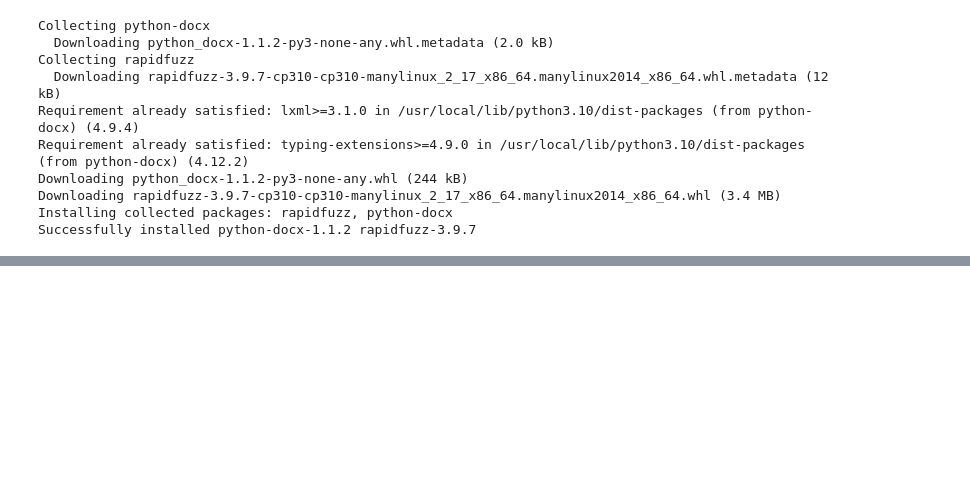
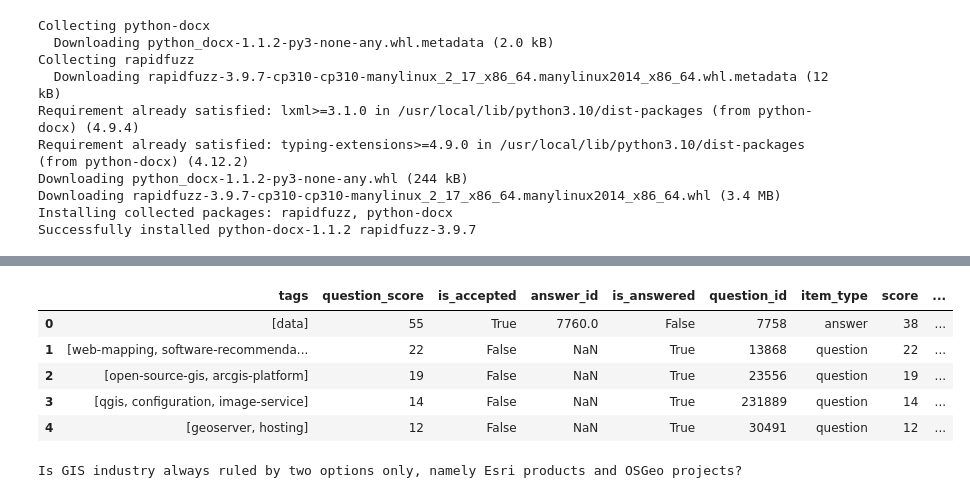
Before and after one commit to beotavalo/geospatial-chat, a Jupyter notebook: EDA.ipynb, the cells around one changed output, grey strips where cells are left out. Cells and saved outputs as stored; diff of their text form; code cells hidden in the pictures; blank space fills up the shorter version.

```diff
--- a/EDA.ipynb
+++ b/EDA.ipynb
@@ -238,0 +249,15 @@ export_to_csv(cleaned_paragraphs)
+# %%
+df.head()
+# %% [output]
+|  | tags | question_score | is_accepted | answer_id | is_answered | question_id | item_type | score | ... |
+| 0 | [data] | 55 | True | 7760.0 | False | 7758 | answer | 38 | ... |
+| 1 | [web-mapping, software-recommenda... | 22 | False | NaN | True | 13868 | question | 22 | ... |
+| 2 | [open-source-gis, arcgis-platform] | 19 | False | NaN | True | 23556 | question | 19 | ... |
+| 3 | [qgis, configuration, image-service] | 14 | False | NaN | True | 231889 | question | 14 | ... |
+| 4 | [geoserver, hosting] | 12 | False | NaN | True | 30491 | question | 12 | ... |
+# %%
+# prompt: print the title, body and excerpt form the first row
+
+print(df['title'][2])
+# %% [output]
+Is GIS industry always ruled by two options only, namely Esri products and OSGeo projects?
```
Also changed, not shown: parts of 19 cells of this notebook.
